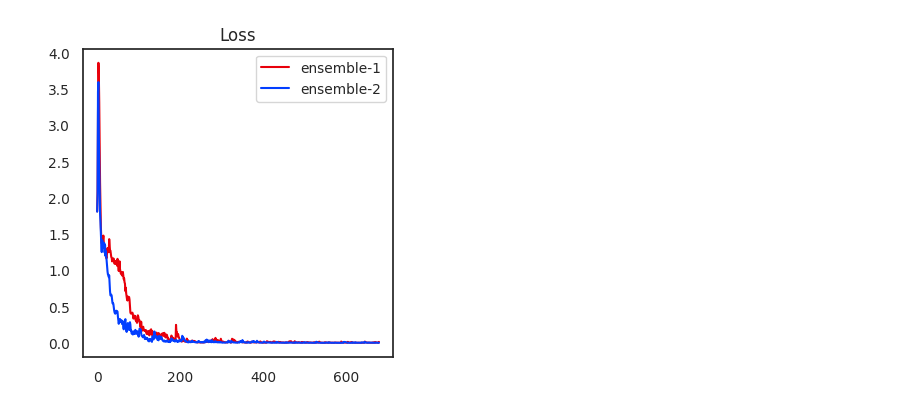
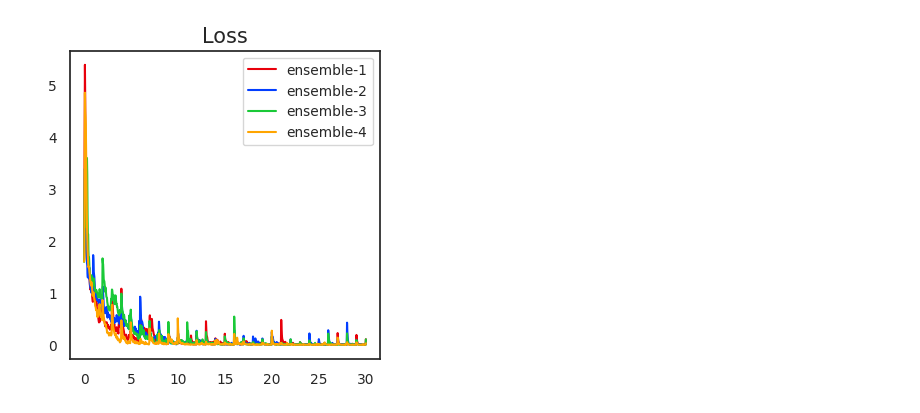
Before and after one commit to yuchen-ji/pyskl, a Jupyter notebook: workspace/notebooks/visual_loss.ipynb, the cells around one changed output. Saved outputs shown, nothing was run; the diff lists cells and outputs as text; code cells hidden in the pictures.

```diff
--- a/workspace/notebooks/visual_loss.ipynb
+++ b/workspace/notebooks/visual_loss.ipynb
@@ -5,10 +5,10 @@ import json
 import seaborn as sns
 import matplotlib.pyplot as plt
 # %%
-ensemble_num = 2
+ensemble_idxs = [1, 2, 4, 5]
 ensemble_losses = []
-for i in range(ensemble_num):
-    with open(f'/workspaces/pyskl/work_dirs/losses/{i + 1}.json', 'rb') as f:
+for idx in ensemble_idxs:
+    with open(f'/workspaces/pyskl/work_dirs/losses/{idx}.json', 'rb') as f:
         context = json.load(f)
         ensemble_losses.append(context)
 # %%
@@ -20,7 +20,7 @@ print(ensemble_losses[0][34])
 # %%
 infos = []
 
-for idx in range(ensemble_num):
+for idx in range(len(ensemble_idxs)):
     info = {}
     lr = []
     loss = []
@@ -49,30 +49,30 @@ for idx in range(ensemble_num):
 # %%
 # print(infos[0]['loss'])
 
-iters = [iter for iter in range(len(infos[0]['loss']))]
-color_map = ['r', 'b']
-line_map = ['-', '-']
+iters = 1/32 * np.array([iter for iter in range(len(infos[0]['loss']))])
+color_map = ['r', 'b', 'g', 'orange']
+line_map = ['-', '-', '-', '-']
 
 plt.figure(figsize=(4, 4))  # Set the figure size
 sns.set(style="white", font_scale=0.9)  # Set the style
 # {deep, muted, pastel, dark, bright, colorblind}
 sns.set_color_codes(palette='bright')
-plt.title('Loss', fontsize=12)
+plt.title('Loss', fontsize=15)
 # plt.tick_params(pad = 0.00)
 
-for idx in range(ensemble_num):
+for idx in range(len(ensemble_idxs)):
 
     # tensorboard的loss平滑
     weight = 0.6
     last = infos[idx]['loss'][0]
     smoothed = []
     for point in infos[idx]['loss']:
         smoothed_val = last * weight + (1 - weight) * point
         smoothed.append(smoothed_val)
         last = smoothed_val
 
 
     sns.lineplot(x=iters, y=smoothed, linestyle=line_map[idx], color=color_map[idx], label=f"ensemble-{idx+1}")
-    # plt.savefig('/workspaces/pyskl/workspace/notebook/Loss.svg', bbox_inches = 'tight')
+plt.savefig('/workspaces/pyskl/workspace/notebooks/loss.svg', bbox_inches = 'tight')
 # %% [output]
-[figure, old version]
+[figure, new version]
```
Also changed, not shown: parts of 4 cells of this notebook, 30 other files.
